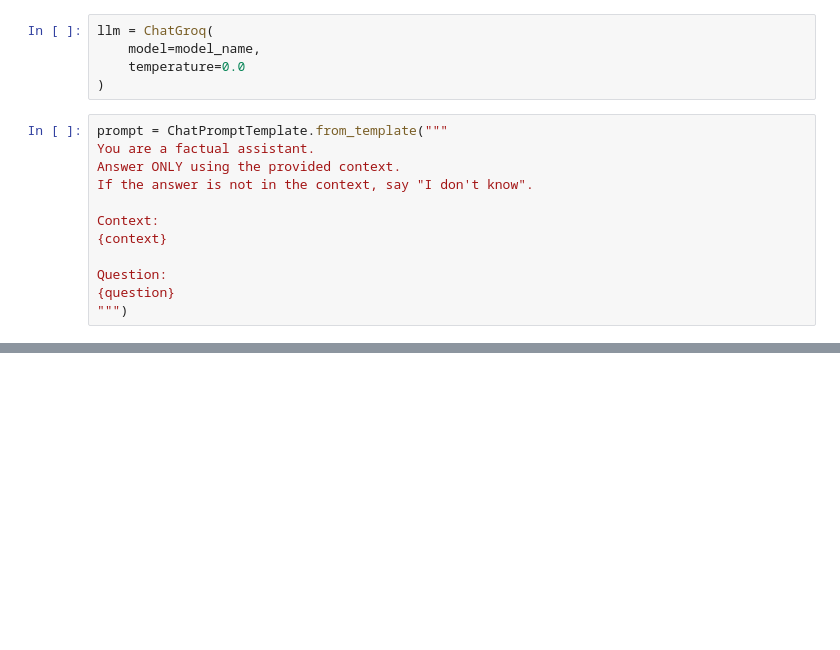
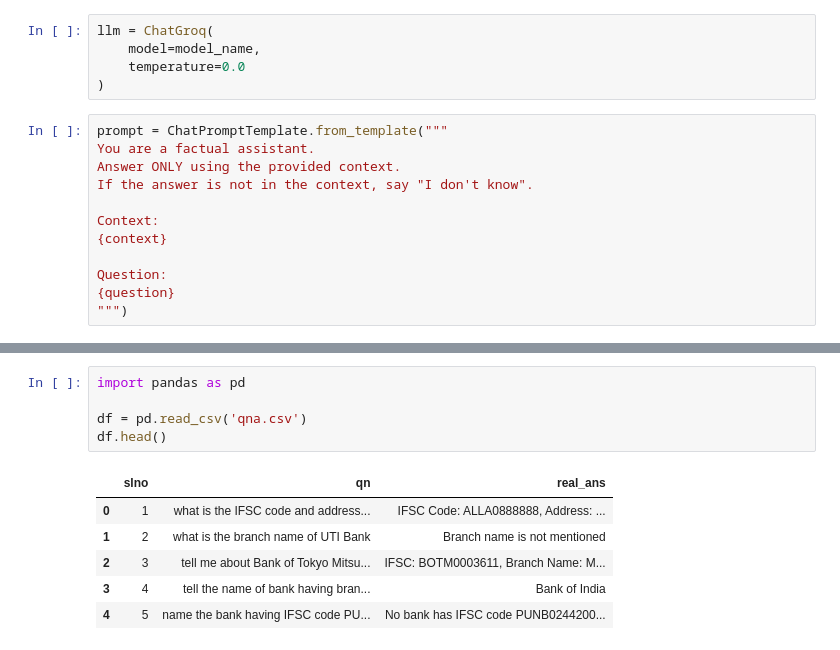
Before and after one commit to ajaynst/RAG, a Jupyter notebook: rag_chroma.ipynb, the cells around one changed output, grey strips where cells are left out. Saved outputs shown, nothing was run; the diff lists cells and outputs as text; blank space fills up the shorter version.

```diff
--- a/rag_chroma.ipynb
+++ b/rag_chroma.ipynb
@@ -402,0 +200,12 @@ Streamlit ChatUI
+# %%
+import pandas as pd
+
+df = pd.read_csv('qna.csv')
+df.head()
+# %% [output]
+|  | slno | qn | real_ans |
+| 0 | 1 | what is the IFSC code and address... | IFSC Code: ALLA0888888, Address: ... |
+| 1 | 2 | what is the branch name of UTI Bank | Branch name is not mentioned |
+| 2 | 3 | tell me about Bank of Tokyo Mitsu... | IFSC: BOTM0003611, Branch Name: M... |
+| 3 | 4 | tell the name of bank having bran... | Bank of India |
+| 4 | 5 | name the bank having IFSC code PU... | No bank has IFSC code PUNB0244200... |
```
Also changed, not shown: parts of 28 cells of this notebook, 16 other files.
